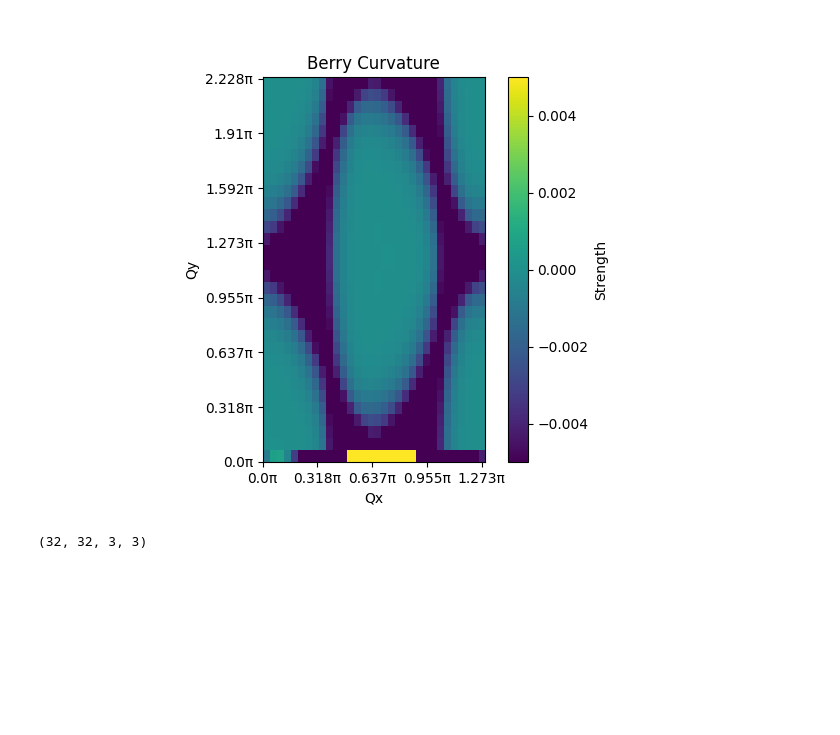
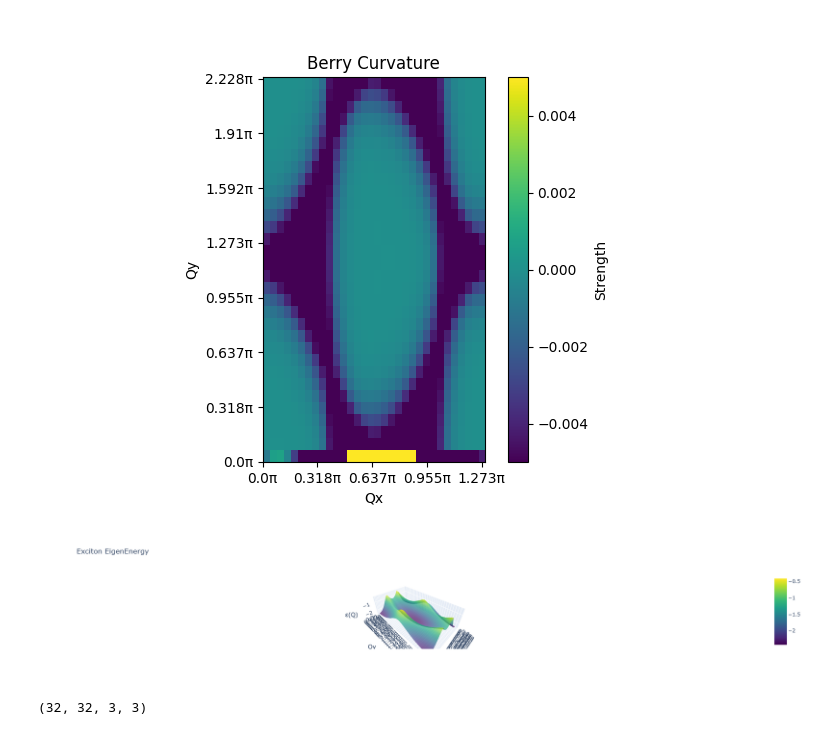
Before and after one commit to OfirBarogel/Topological-Excitons, a Jupyter notebook: Topological Excitons.ipynb, the cells around one changed output. Saved outputs shown, nothing was run; the diff lists cells and outputs as text; code cells hidden in the pictures; blank space fills up the shorter version.

```diff
--- a/Topological Excitons.ipynb
+++ b/Topological Excitons.ipynb
@@ -557,6 +557,10 @@ for n in range(n_bands):
 band 0 C=(-2+2.9020151950916545e-16j))
 band 1 C=(2.0000000000000004+1.5051622216202866e-16j))
 [figure]
+# %%
+Graph3D(ni_eval,1,"Images/Tests")
+# %% [output]
+[figure, added]
 # %%
 print(np.shape(ni_wf))
 # %% [output]
```
Also changed, not shown: parts of 3 cells of this notebook.
